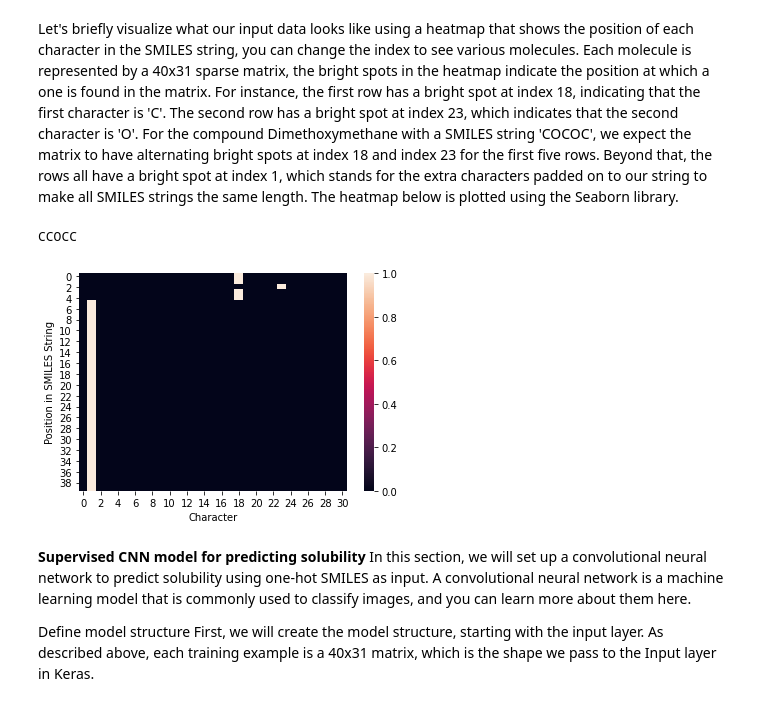
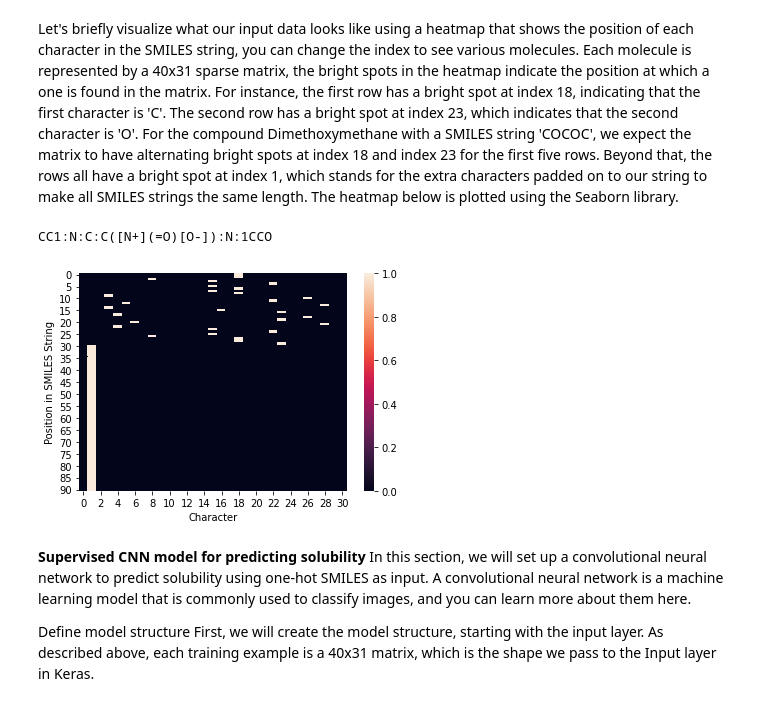
Before and after one commit to ali1810/Deep_Chem, a Jupyter notebook: cnn_solubility_.ipynb, the cells around one changed output. Drawn from its saved outputs; the diff is of its cells as text; code cells hidden in the pictures.

```diff
--- a/cnn_solubility_.ipynb
+++ b/cnn_solubility_.ipynb
@@ -163,10 +178,11 @@ charset = generate_charset(dataset["smiles"].values.ravel())
 
 # get the number of unique characters
 charset_length = len(charset)
+#print(charset_length)
 print(charset_length)
 
 # define max number of SMILES for model input vector
-max_smiles_chars = 40
+max_smiles_chars = 91
 
 # dimension of input vector
 input_dim = charset_length * max_smiles_chars
@@ -187,14 +209,14 @@ Y_test = output[-100:]
 # %% [markdown]
 Let's briefly visualize what our input data looks like using a heatmap that shows the position of each character in the SMILES string, you can change the index to see various molecules. Each molecule is represented by a 40x31 sparse matrix, the bright spots in the heatmap indicate the position at which a one is found in the matrix. For instance, the first row has a bright spot at index 18, indicating that the first character is 'C'. The second row has a bright spot at index 23, which indicates that the second character is 'O'. For the compound Dimethoxymethane with a SMILES string 'COCOC', we expect the matrix to have alternating bright spots at index 18 and index 23 for the first five rows. Beyond that, the rows all have a bright spot at index 1, which stands for the extra characters padded on to our string to make all SMILES strings the same length. The heatmap below is plotted using the Seaborn library.
 # %%
-index = 765
+index = 761
 sns.heatmap(X_train[index]) # This is a single training example -- note that it is a matrix, not a single vector!
 plt.xlabel('Character')
 plt.ylabel('Position in SMILES String')
 print(dataset.iloc[index]['smiles'])
 # %% [output]
-CCOCC
+CC1:N:C:C([N+](=O)[O-]):N:1CCO
-[figure, old version]
+[figure, new version]
 # %% [markdown]
 **Supervised CNN model for predicting solubility**
 In this section, we will set up a convolutional neural network to predict solubility using one-hot SMILES as input. A convolutional neural network is a machine learning model that is commonly used to classify images, and you can learn more about them here.
```
Also changed, not shown: parts of 15 cells of this notebook.
